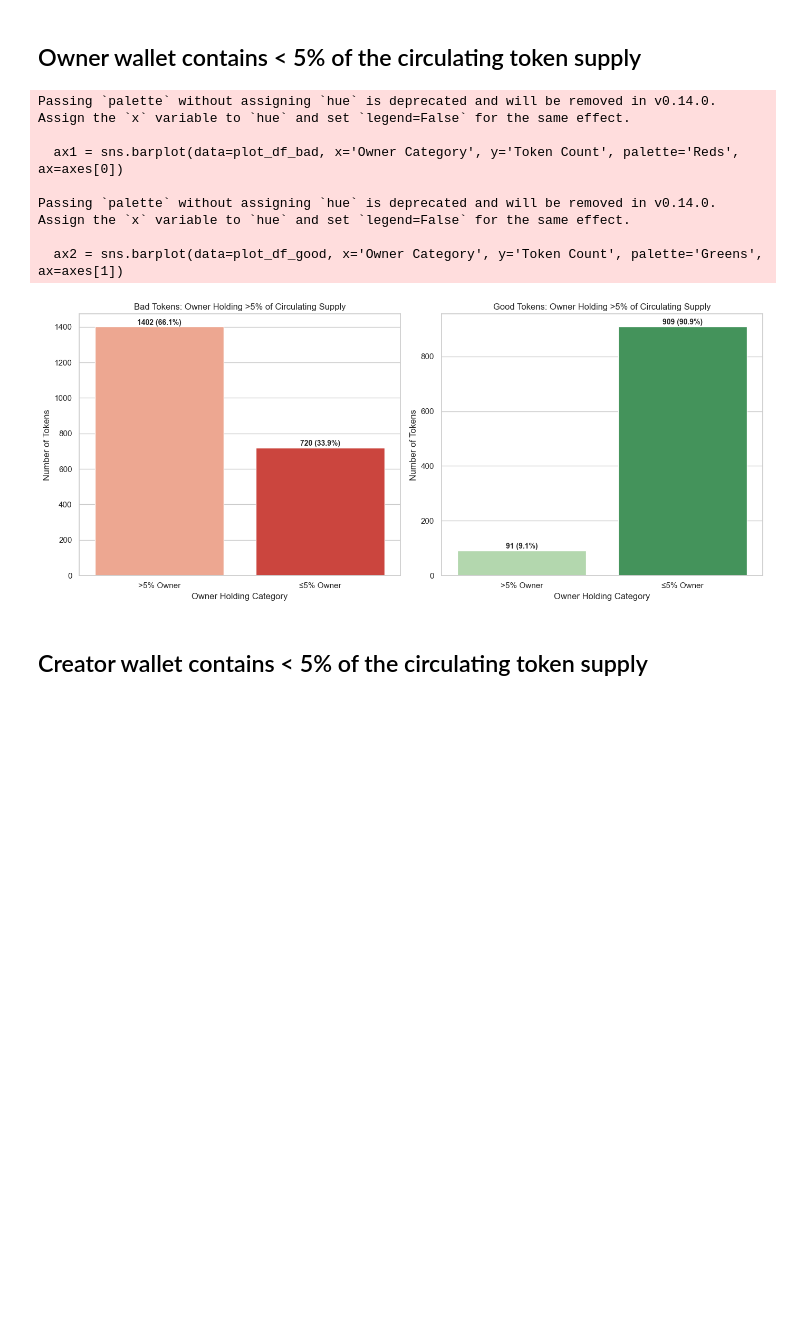
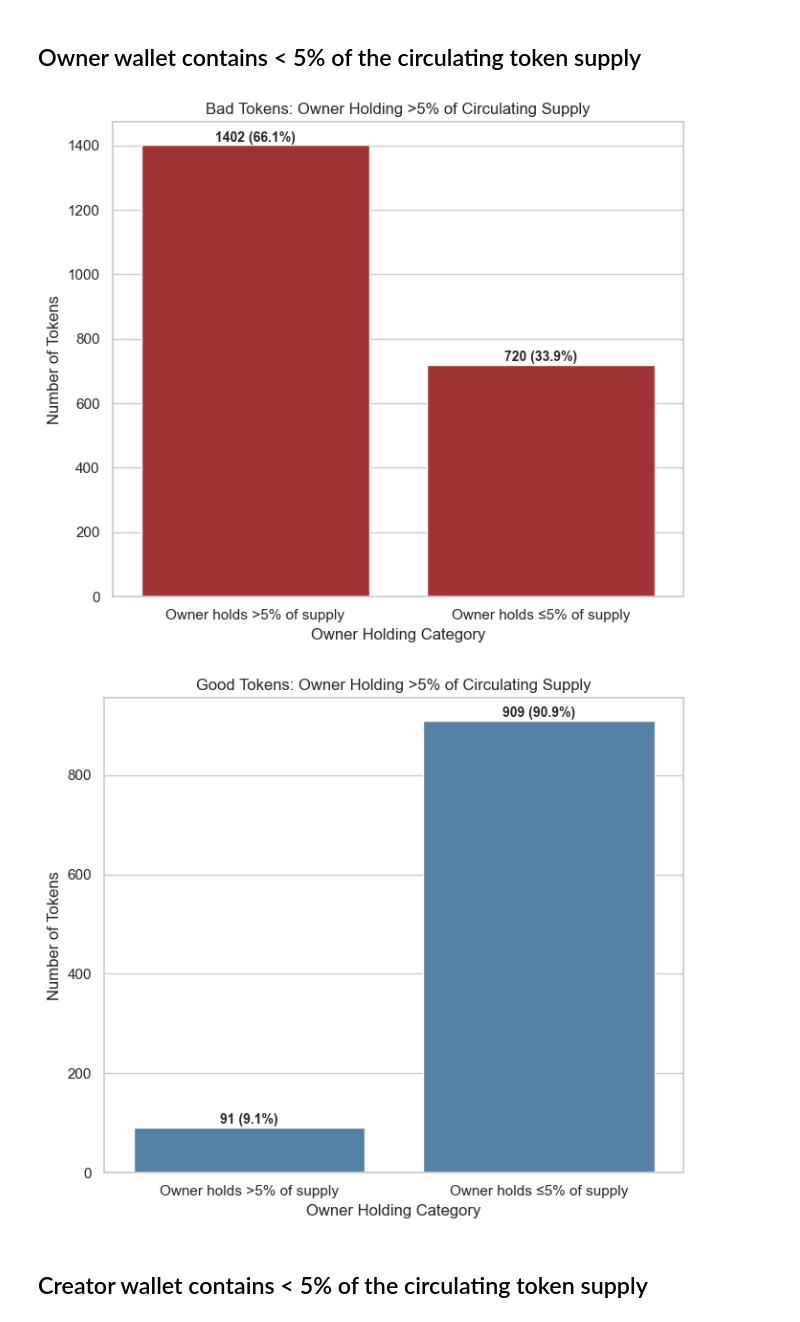
Before and after one commit to all-1807355/token-analyzer, a Jupyter notebook: data_analysis/holder_analysis.ipynb, the cells around one changed output. Saved outputs shown, nothing was run; the diff lists cells and outputs as text; code cells hidden in the pictures; blank space fills up the shorter version.

```diff
--- a/data_analysis/holder_analysis.ipynb
+++ b/data_analysis/holder_analysis.ipynb
@@ -95,52 +95,45 @@ good_stats = compute_owner_percent(df_contracts_good, df_holders_list_good, df_h
 
 # Prepare data for plotting
 plot_df_bad = pd.DataFrame({
-    'Owner Category': ['>5% Owner', '≤5% Owner'],
+    'Owner Category': ['Owner holds >5% of supply', 'Owner holds ≤5% of supply'],
     'Token Count': [bad_stats['>5% Owner'], bad_stats['≤5% Owner']]
 })
 plot_df_bad['Percentage'] = (plot_df_bad['Token Count'] / bad_stats['Total']) * 100
 
 plot_df_good = pd.DataFrame({
-    'Owner Category': ['>5% Owner', '≤5% Owner'],
+    'Owner Category': ['Owner holds >5% of supply', 'Owner holds ≤5% of supply'],
     'Token Count': [good_stats['>5% Owner'], good_stats['≤5% Owner']]
 })
 plot_df_good['Percentage'] = (plot_df_good['Token Count'] / good_stats['Total']) * 100
 
-# Plot side-by-side
-fig, axes = plt.subplots(1, 2, figsize=(14, 6))
-sns.set(style="whitegrid")
-
-# Bad tokens
-ax1 = sns.barplot(data=plot_df_bad, x='Owner Category', y='Token Count', palette='Reds', ax=axes[0])
+# --- Plot for Bad Tokens ---
+plt.figure(figsize=(7, 6))
+ax1 = sns.barplot(data=plot_df_bad, x='Owner Category', y='Token Count', color='firebrick')
 for i, row in plot_df_bad.iterrows():
     count = row['Token Count']
     percent = row['Percentage']
     ax1.text(i, count + 1, f'{count} ({percent:.1f}%)', ha='center', va='bottom', fontsize=10, fontweight='bold')
 ax1.set_title("Bad Tokens: Owner Holding >5% of Circulating Supply")
 ax1.set_xlabel("Owner Holding Category")
 ax1.set_ylabel("Number of Tokens")
+plt.tight_layout()
+plt.show()
 
-# Good tokens
-ax2 = sns.barplot(data=plot_df_good, x='Owner Category', y='Token Count', palette='Greens', ax=axes[1])
+# --- Plot for Good Tokens ---
+plt.figure(figsize=(7, 6))
+ax2 = sns.barplot(data=plot_df_good, x='Owner Category', y='Token Count', color='steelblue')
 for i, row in plot_df_good.iterrows():
     count = row['Token Count']
     percent = row['Percentage']
     ax2.text(i, count + 1, f'{count} ({percent:.1f}%)', ha='center', va='bottom', fontsize=10, fontweight='bold')
 ax2.set_title("Good Tokens: Owner Holding >5% of Circulating Supply")
 ax2.set_xlabel("Owner Holding Category")
 ax2.set_ylabel("Number of Tokens")
-
 plt.tight_layout()
 plt.show()
 # %% [output]
-Passing `palette` without assigning `hue` is deprecated and will be removed in v0.14.0. Assign the `x` variable to `hue` and set `legend=False` for the same effect.
-
-  ax1 = sns.barplot(data=plot_df_bad, x='Owner Category', y='Token Count', palette='Reds', ax=axes[0])
-
-Passing `palette` without assigning `hue` is deprecated and will be removed in v0.14.0. Assign the `x` variable to `hue` and set `legend=False` for the same effect.
-
-  ax2 = sns.barplot(data=plot_df_good, x='Owner Category', y='Token Count', palette='Greens', ax=axes[1])
-[figure, old version]
+[figure, new version]
+[figure, added]
 # %% [markdown]
 ## Creator wallet contains \< 5% of the circulating token supply
 # %%
```
Also changed, not shown: parts of 9 cells of this notebook, 32 other files.
